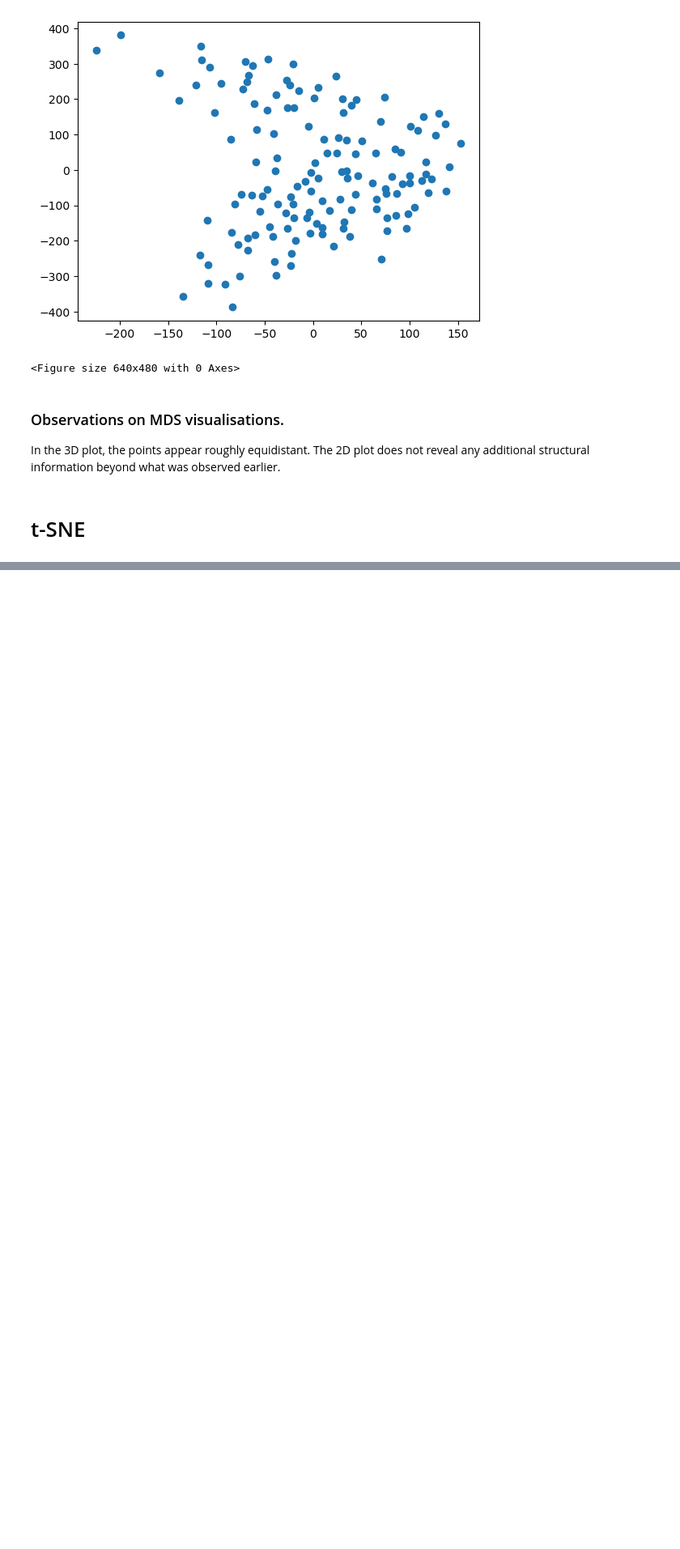
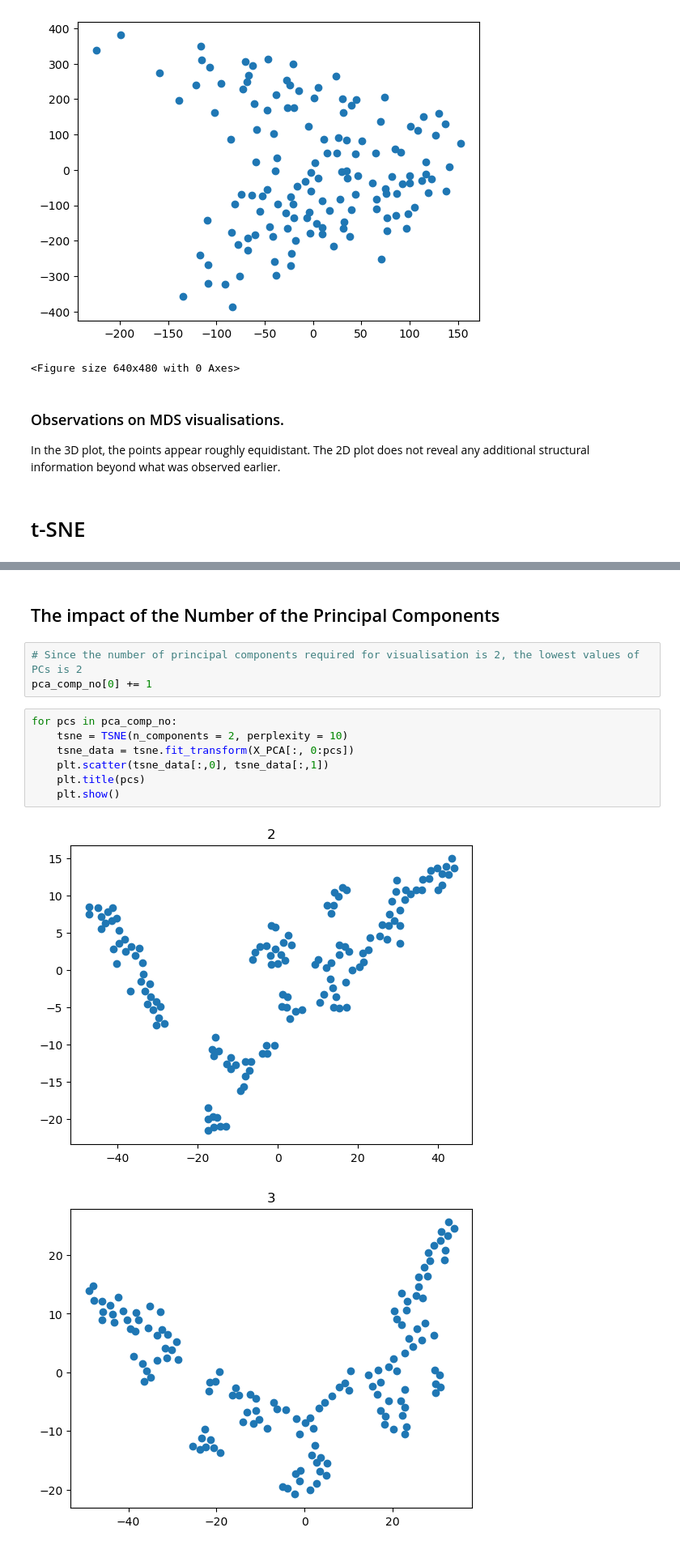
Before and after one commit to reebme/financial-attitudes-clustering, a Jupyter notebook: Notebooks/02_EDA.ipynb, the cells around one changed output, grey strips where cells are left out. Shown at 81% size. Drawn from its saved outputs; the diff is of its cells as text; blank space fills up the shorter version.

```diff
--- a/Notebooks/02_EDA.ipynb
+++ b/Notebooks/02_EDA.ipynb
@@ -126,0 +151,15 @@ In the 3D plot, the points appear roughly equidistant. The 2D plot does not reve
+# %% [markdown]
+## The impact of the Number of the Principal Components
+# %%
+# Since the number of principal components required for visualisation is 2, the lowest values of PCs is 2
+pca_comp_no[0] += 1
+# %%
+for pcs in pca_comp_no:
+    tsne = TSNE(n_components = 2, perplexity = 10)
+    tsne_data = tsne.fit_transform(X_PCA[:, 0:pcs])
+    plt.scatter(tsne_data[:,0], tsne_data[:,1])
+    plt.title(pcs)
+    plt.show()
+# %% [output]
+[figure, added]
+[figure, added]
```
Also changed, not shown: parts of 5 cells of this notebook.
